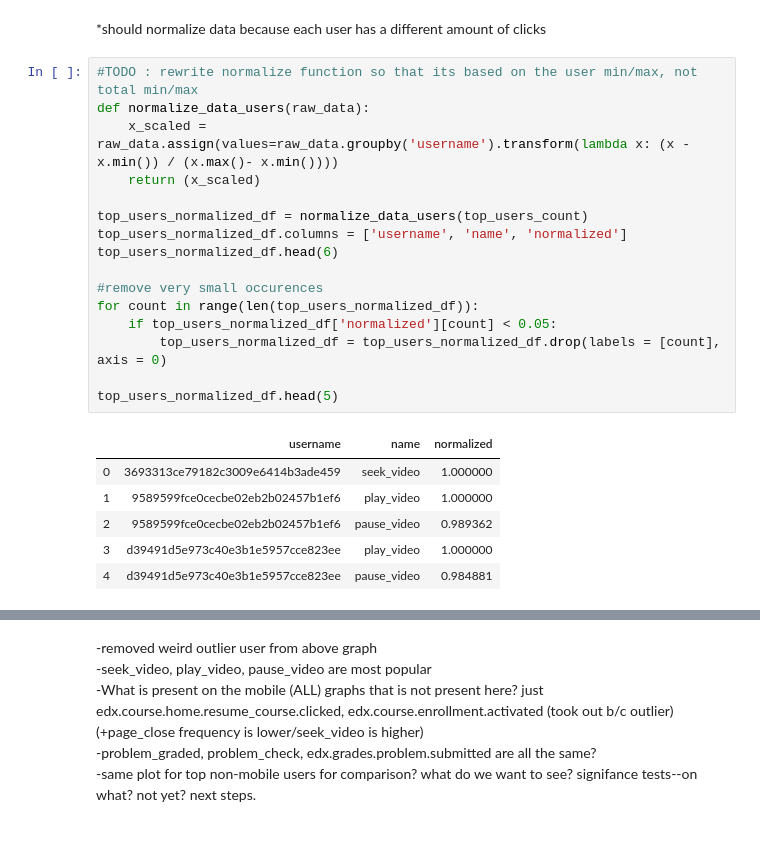
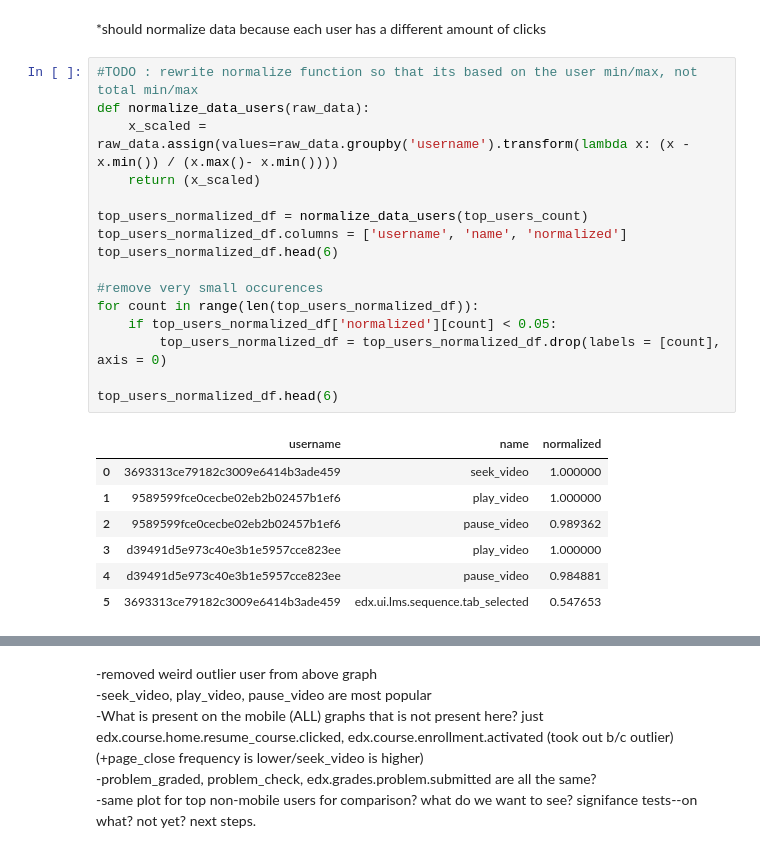
Before and after one commit to jyoonkim/Test, a Jupyter notebook: user_device_hb.ipynb, the cells around one changed output, grey strips where cells are left out. Drawn from its saved outputs; the diff is of its cells as text.

```diff
--- a/user_device_hb.ipynb
+++ b/user_device_hb.ipynb
@@ -527,26 +528,27 @@ plt.show()
 # %%
 #TODO : rewrite normalize function so that its based on the user min/max, not total min/max
 def normalize_data_users(raw_data):
     x_scaled = raw_data.assign(values=raw_data.groupby('username').transform(lambda x: (x - x.min()) / (x.max()- x.min())))
     return (x_scaled)
 
 top_users_normalized_df = normalize_data_users(top_users_count)
 top_users_normalized_df.columns = ['username', 'name', 'normalized']
 top_users_normalized_df.head(6)
 
 #remove very small occurences
 for count in range(len(top_users_normalized_df)):
     if top_users_normalized_df['normalized'][count] < 0.05:
         top_users_normalized_df = top_users_normalized_df.drop(labels = [count], axis = 0)
 
-top_users_normalized_df.head(5)
+top_users_normalized_df.head(6)
 # %% [output]
 |  | username | name | normalized |
 | 0 | 3693313ce79182c3009e6414b3ade459 | seek_video | 1.000000 |
 | 1 | 9589599fce0cecbe02eb2b02457b1ef6 | play_video | 1.000000 |
 | 2 | 9589599fce0cecbe02eb2b02457b1ef6 | pause_video | 0.989362 |
 | 3 | d39491d5e973c40e3b1e5957cce823ee | play_video | 1.000000 |
 | 4 | d39491d5e973c40e3b1e5957cce823ee | pause_video | 0.984881 |
+| 5 | 3693313ce79182c3009e6414b3ade459 | edx.ui.lms.sequence.tab_selected | 0.547653 |
 # %%
 #make a horizontal bar plot with side by side data
 plt.figure(figsize=(10,5))
```
Also changed, not shown: parts of 8 cells of this notebook, 1 other file.
